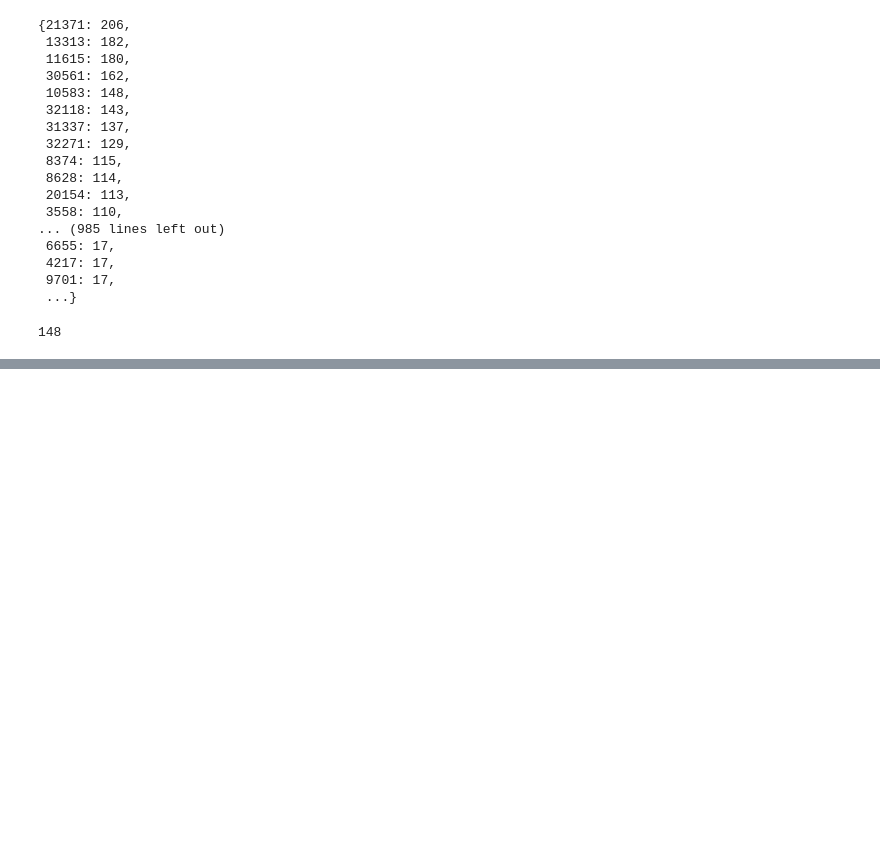
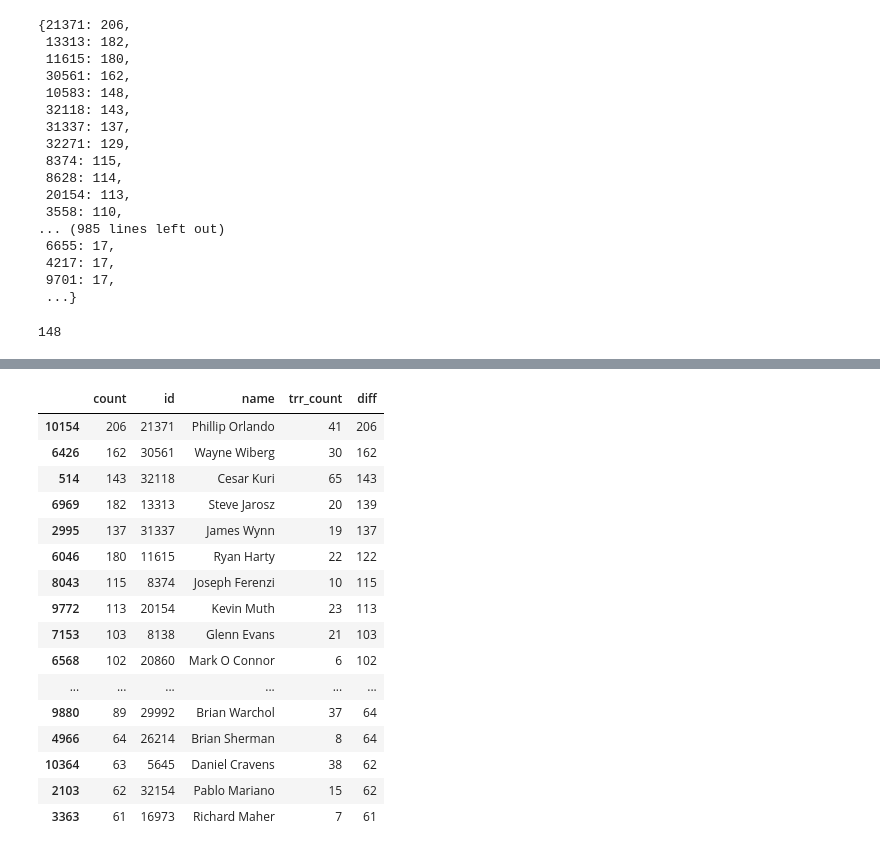
Before and after one commit to lqwdev/The-Freedom-Deer, a Jupyter notebook: cp4/src/graph.ipynb, the cells around one changed output, grey strips where cells are left out. Cells and saved outputs as stored; diff of their text form; code cells hidden in the pictures; blank space fills up the shorter version.

```diff
--- a/cp4/src/graph.ipynb
+++ b/cp4/src/graph.ipynb
@@ -319,0 +270,6 @@ plot_graph(tsedges[(tsedges['src'].isin(interested)) | (tsedges['dst'].isin(inte
+# %%
+base_triangles = GraphFrame(
+    spark.createDataFrame(nodes),
+    spark.createDataFrame(tsedges),
+).triangleCount().toPandas()
+base_triangles = base_triangles.sort_values(by=['count'], ascending=False)
@@ -319,0 +308,24 @@ plot_graph(tsedges[(tsedges['src'].isin(interested)) | (tsedges['dst'].isin(inte
+# %%
+triangles['diff'] = (triangles[['count']].sub(
+    base_triangles[['count']], axis='columns'
+)).sort_values('count', ascending=False)
+# %%
+triangles.sort_values('diff', ascending=False)[:50]
+# %% [output]
+|  | count | id | name | trr_count | diff |
+| 10154 | 206 | 21371 | Phillip Orlando | 41 | 206 |
+| 6426 | 162 | 30561 | Wayne Wiberg | 30 | 162 |
+| 514 | 143 | 32118 | Cesar Kuri | 65 | 143 |
+| 6969 | 182 | 13313 | Steve Jarosz | 20 | 139 |
+| 2995 | 137 | 31337 | James Wynn | 19 | 137 |
+| 6046 | 180 | 11615 | Ryan Harty | 22 | 122 |
+| 8043 | 115 | 8374 | Joseph Ferenzi | 10 | 115 |
+| 9772 | 113 | 20154 | Kevin Muth | 23 | 113 |
+| 7153 | 103 | 8138 | Glenn Evans | 21 | 103 |
+| 6568 | 102 | 20860 | Mark O Connor | 6 | 102 |
+| ... | ... | ... | ... | ... | ... |
+| 9880 | 89 | 29992 | Brian Warchol | 37 | 64 |
+| 4966 | 64 | 26214 | Brian Sherman | 8 | 64 |
+| 10364 | 63 | 5645 | Daniel Cravens | 38 | 62 |
+| 2103 | 62 | 32154 | Pablo Mariano | 15 | 62 |
+| 3363 | 61 | 16973 | Richard Maher | 7 | 61 |
```
Also changed, not shown: parts of 24 cells of this notebook.
